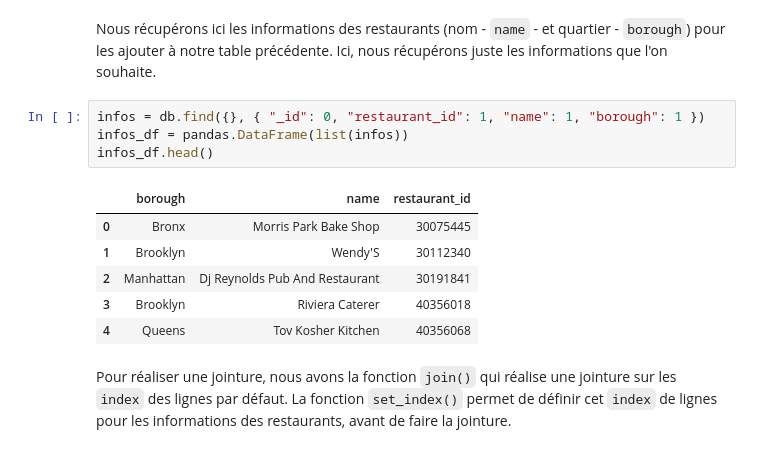
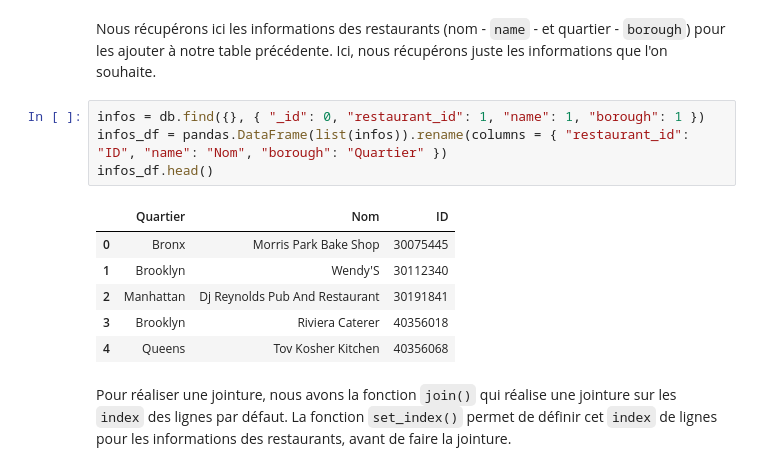
Before and after one commit to cafael/cours-2017-2018, a Jupyter notebook: analyse-donnees-massives/analyse-donnees-massives-tp7-correction.ipynb, the cells around one changed output. Saved outputs shown, nothing was run; the diff lists cells and outputs as text.

```diff
--- a/analyse-donnees-massives/analyse-donnees-massives-tp7-correction.ipynb
+++ b/analyse-donnees-massives/analyse-donnees-massives-tp7-correction.ipynb
@@ -285,10 +257,10 @@ dtype: int64
 Nous récupérons ici les informations des restaurants (nom - `name` - et quartier - `borough`) pour les ajouter à notre table précédente. Ici, nous récupérons juste les informations que l'on souhaite.
 # %%
 infos = db.find({}, { "_id": 0, "restaurant_id": 1, "name": 1, "borough": 1 })
-infos_df = pandas.DataFrame(list(infos))
+infos_df = pandas.DataFrame(list(infos)).rename(columns = { "restaurant_id": "ID", "name": "Nom", "borough": "Quartier" })
 infos_df.head()
 # %% [output]
-|  | borough | name | restaurant_id |
+|  | Quartier | Nom | ID |
 | 0 | Bronx | Morris Park Bake Shop | 30075445 |
 | 1 | Brooklyn | Wendy'S | 30112340 |
 | 2 | Manhattan | Dj Reynolds Pub And Restaurant | 30191841 |
```
Also changed, not shown: parts of 18 cells of this notebook, 8 other files.
